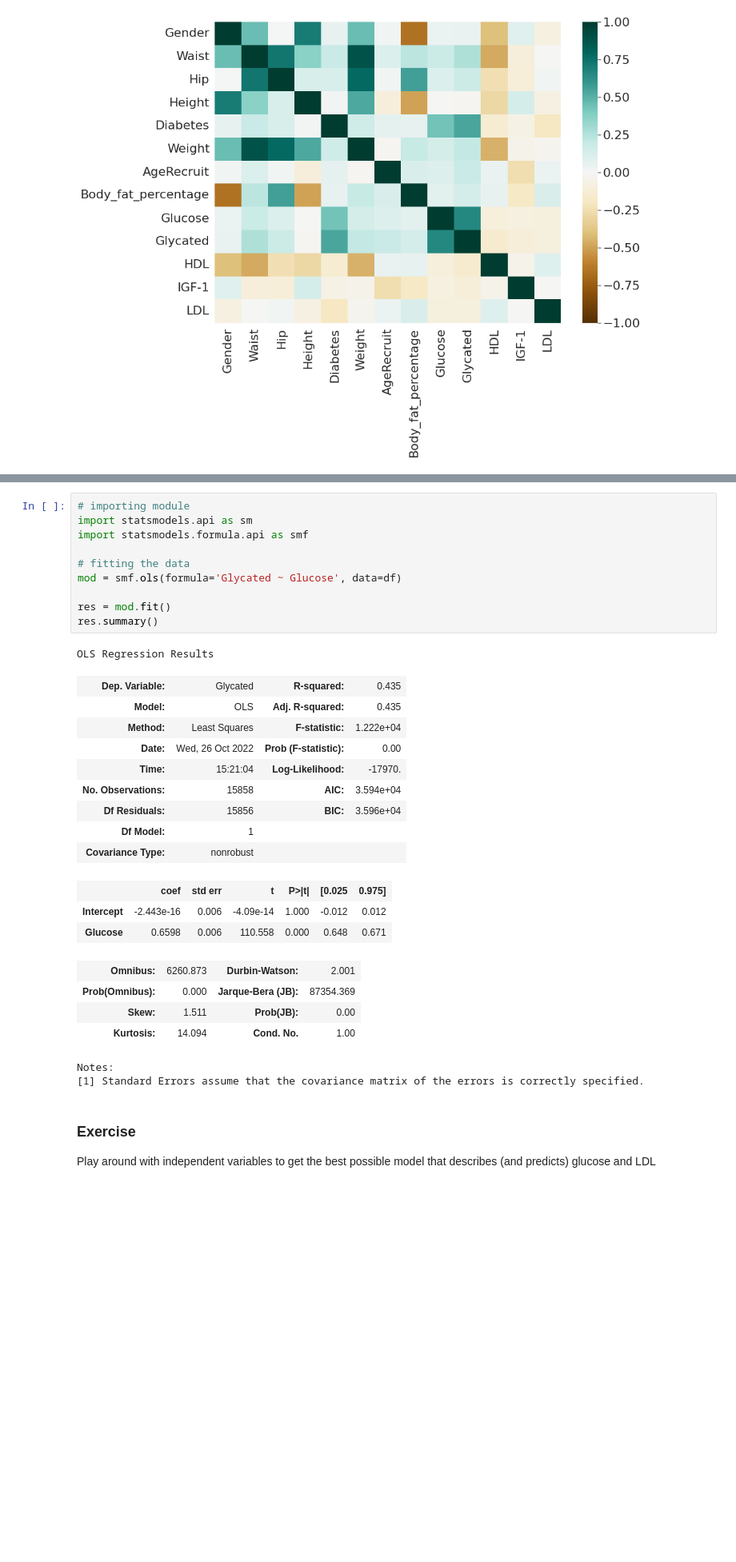
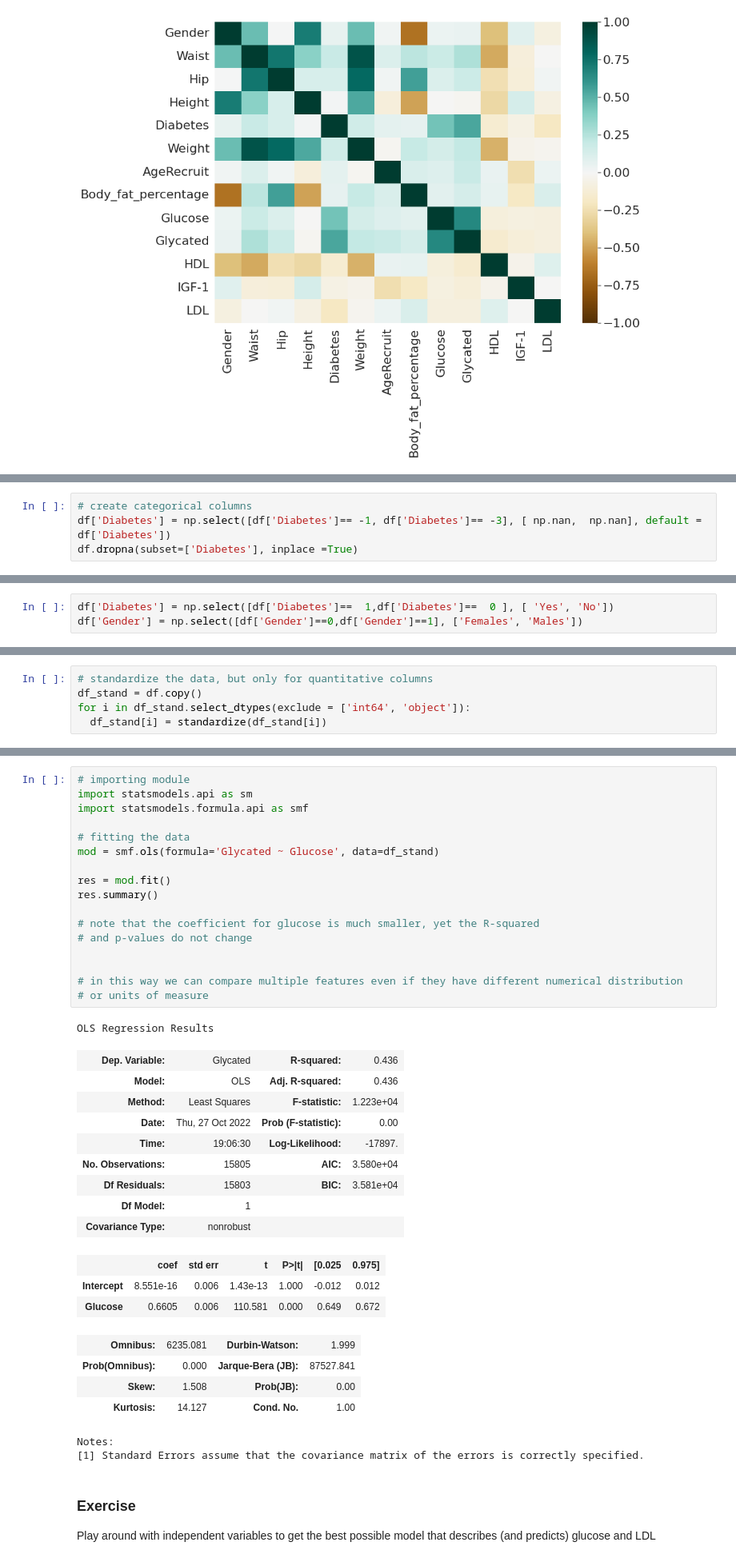
Before and after one commit to JulianOrti/Big-Data-, a Jupyter notebook: Week_06/09_LinearModels_part1.ipynb, the cells around one changed output, grey strips where cells are left out. Shown at 80% size. Saved outputs shown, nothing was run; the diff lists cells and outputs as text; blank space fills up the shorter version.

```diff
--- a/Week_06/09_LinearModels_part1.ipynb
+++ b/Week_06/09_LinearModels_part1.ipynb
@@ -283,0 +288,4 @@ s = sns.heatmap(df.select_dtypes(exclude = 'int64').corr(), vmin=-1, vmax=1, cma
+# %%
+# create categorical columns
+df['Diabetes'] = np.select([df['Diabetes']== -1, df['Diabetes']== -3], [ np.nan,  np.nan], default = df['Diabetes'])
+df.dropna(subset=['Diabetes'], inplace =True)
@@ -283,0 +298,3 @@ s = sns.heatmap(df.select_dtypes(exclude = 'int64').corr(), vmin=-1, vmax=1, cma
+# %%
+df['Diabetes'] = np.select([df['Diabetes']==  1,df['Diabetes']==  0 ], [ 'Yes', 'No'])
+df['Gender'] = np.select([df['Gender']==0,df['Gender']==1], ['Females', 'Males'])
@@ -283,0 +311,5 @@ s = sns.heatmap(df.select_dtypes(exclude = 'int64').corr(), vmin=-1, vmax=1, cma
+# %%
+# standardize the data, but only for quantitative columns
+df_stand = df.copy()
+for i in df_stand.select_dtypes(exclude = ['int64', 'object']):
+  df_stand[i] = standardize(df_stand[i])
@@ -385,31 +396,38 @@ df.select_dtypes(exclude = 'int64'). describe()
 # %%
 # importing module
 import statsmodels.api as sm
 import statsmodels.formula.api as smf
 
 # fitting the data
-mod = smf.ols(formula='Glycated ~ Glucose', data=df)
+mod = smf.ols(formula='Glycated ~ Glucose', data=df_stand)
 
 res = mod.fit()
 res.summary()
+
+# note that the coefficient for glucose is much smaller, yet the R-squared
+# and p-values do not change
+
+
+# in this way we can compare multiple features even if they have different numerical distribution
+# or units of measure
 # %% [output]
 OLS Regression Results
-| Dep. Variable: | Glycated | R-squared: | 0.435 |
-| Model: | OLS | Adj. R-squared: | 0.435 |
-| Method: | Least Squares | F-statistic: | 1.222e+04 |
-| Date: | Wed, 26 Oct 2022 | Prob (F-statistic): | 0.00 |
-| Time: | 15:21:04 | Log-Likelihood: | -17970. |
-| No. Observations: | 15858 | AIC: | 3.594e+04 |
-| Df Residuals: | 15856 | BIC: | 3.596e+04 |
+| Dep. Variable: | Glycated | R-squared: | 0.436 |
+| Model: | OLS | Adj. R-squared: | 0.436 |
+| Method: | Least Squares | F-statistic: | 1.223e+04 |
+| Date: | Thu, 27 Oct 2022 | Prob (F-statistic): | 0.00 |
+| Time: | 19:06:30 | Log-Likelihood: | -17897. |
+| No. Observations: | 15805 | AIC: | 3.580e+04 |
+| Df Residuals: | 15803 | BIC: | 3.581e+04 |
 | Df Model: | 1 |  |  |
 | Covariance Type: | nonrobust |  |  |
 |  | coef | std err | t | P>|t| | [0.025 | 0.975] |
-| Intercept | -2.443e-16 | 0.006 | -4.09e-14 | 1.000 | -0.012 | 0.012 |
-| Glucose | 0.6598 | 0.006 | 110.558 | 0.000 | 0.648 | 0.671 |
+| Intercept | 8.551e-16 | 0.006 | 1.43e-13 | 1.000 | -0.012 | 0.012 |
+| Glucose | 0.6605 | 0.006 | 110.581 | 0.000 | 0.649 | 0.672 |
-| Omnibus: | 6260.873 | Durbin-Watson: | 2.001 |
-| Prob(Omnibus): | 0.000 | Jarque-Bera (JB): | 87354.369 |
-| Skew: | 1.511 | Prob(JB): | 0.00 |
-| Kurtosis: | 14.094 | Cond. No. | 1.00 |
+| Omnibus: | 6235.081 | Durbin-Watson: | 1.999 |
+| Prob(Omnibus): | 0.000 | Jarque-Bera (JB): | 87527.841 |
+| Skew: | 1.508 | Prob(JB): | 0.00 |
+| Kurtosis: | 14.127 | Cond. No. | 1.00 |
 Notes:
 [1] Standard Errors assume that the covariance matrix of the errors is correctly specified.
 # %% [markdown]
```
Also changed, not shown: parts of 22 cells of this notebook.
